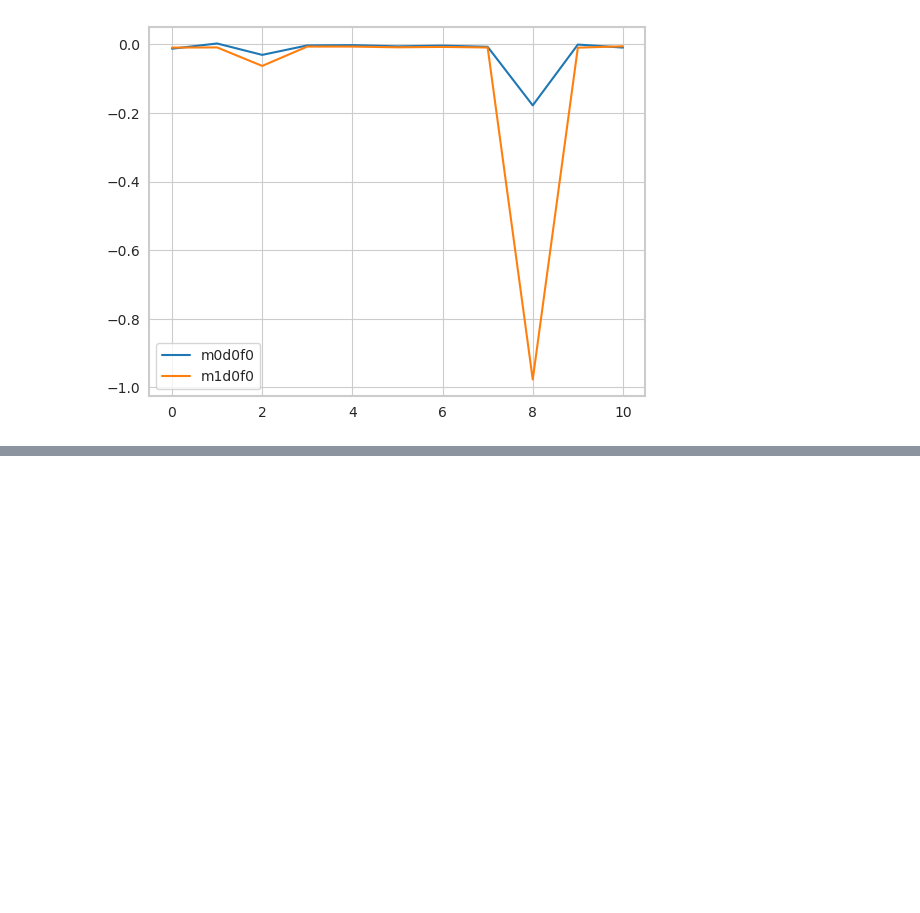
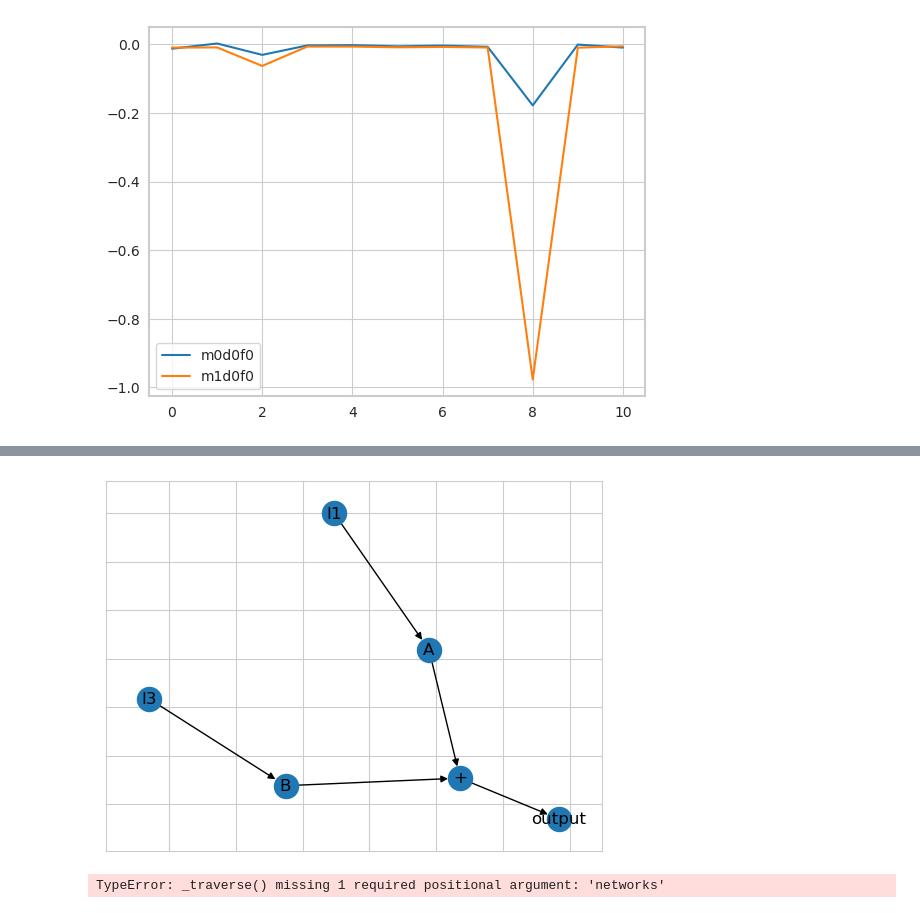
Before and after one commit to NeuroTheoryUMD/mattjac, a Jupyter notebook: v1/moving_bar.ipynb, the cells around one changed output, grey strips where cells are left out. Drawn from its saved outputs; the diff is of its cells as text; code cells hidden in the pictures; blank space fills up the shorter version.

```diff
--- a/v1/moving_bar.ipynb
+++ b/v1/moving_bar.ipynb
@@ -435,0 +566,19 @@ output
+# %%
+created_models[1].draw_network()
+# %% [output]
+[figure, added]
+# %%
+# recursively traverse from the output to the inputs
+def traverse(inp, out):
+    if out is not None:
+        print(inp.name, '-->', out.name)
+    else:
+        print(inp.name, '--> None')
+    # base case
+    if isinstance(inp, m.Input):
+        return inp
+    return [traverse(parent, inp) for parent in inp.parents]
+
+inputs = model._traverse(output, None)
+# %% [output]
+TypeError: _traverse() missing 1 required positional argument: 'networks'
```
Also changed, not shown: parts of 7 cells of this notebook, 3 other files.
